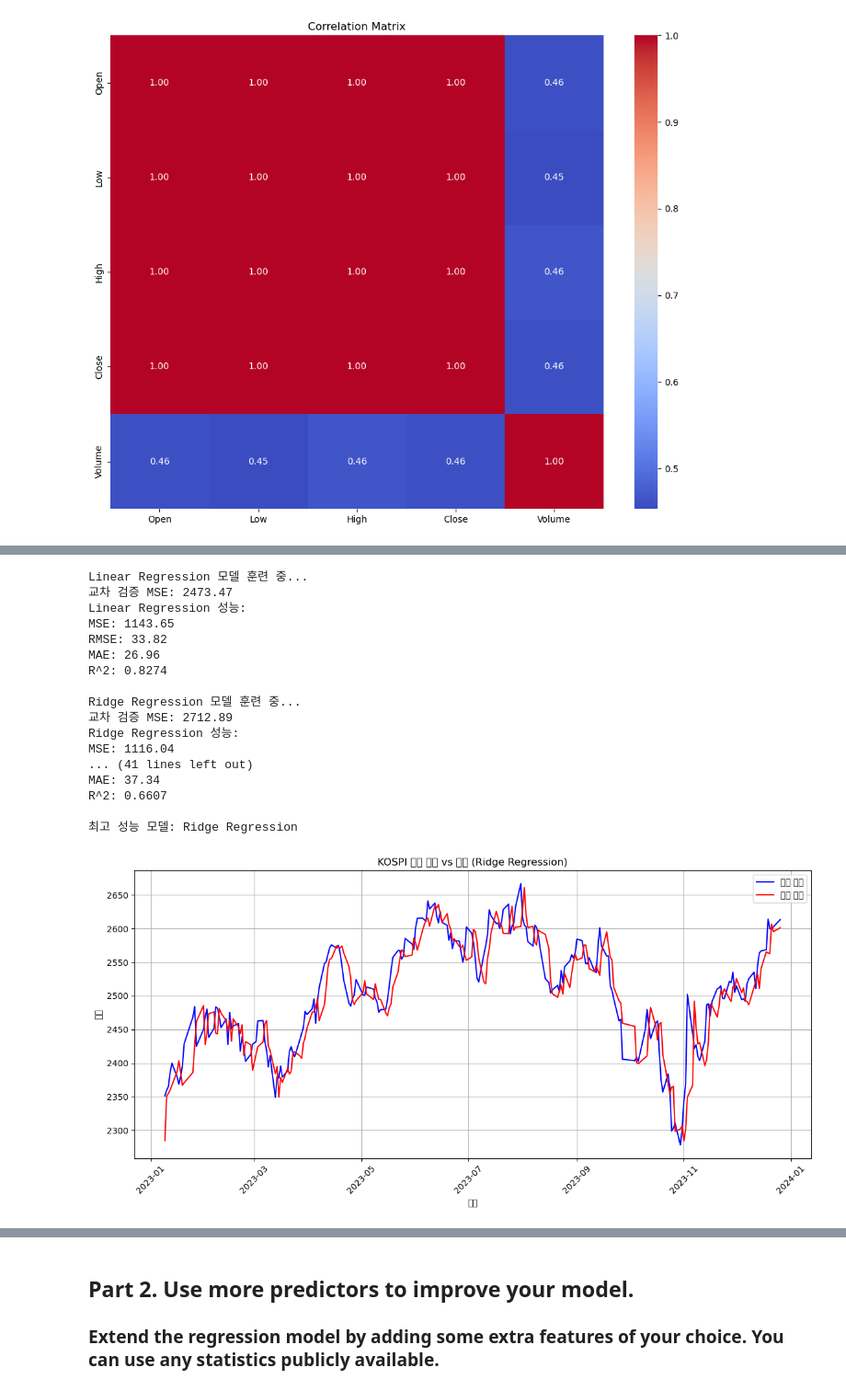
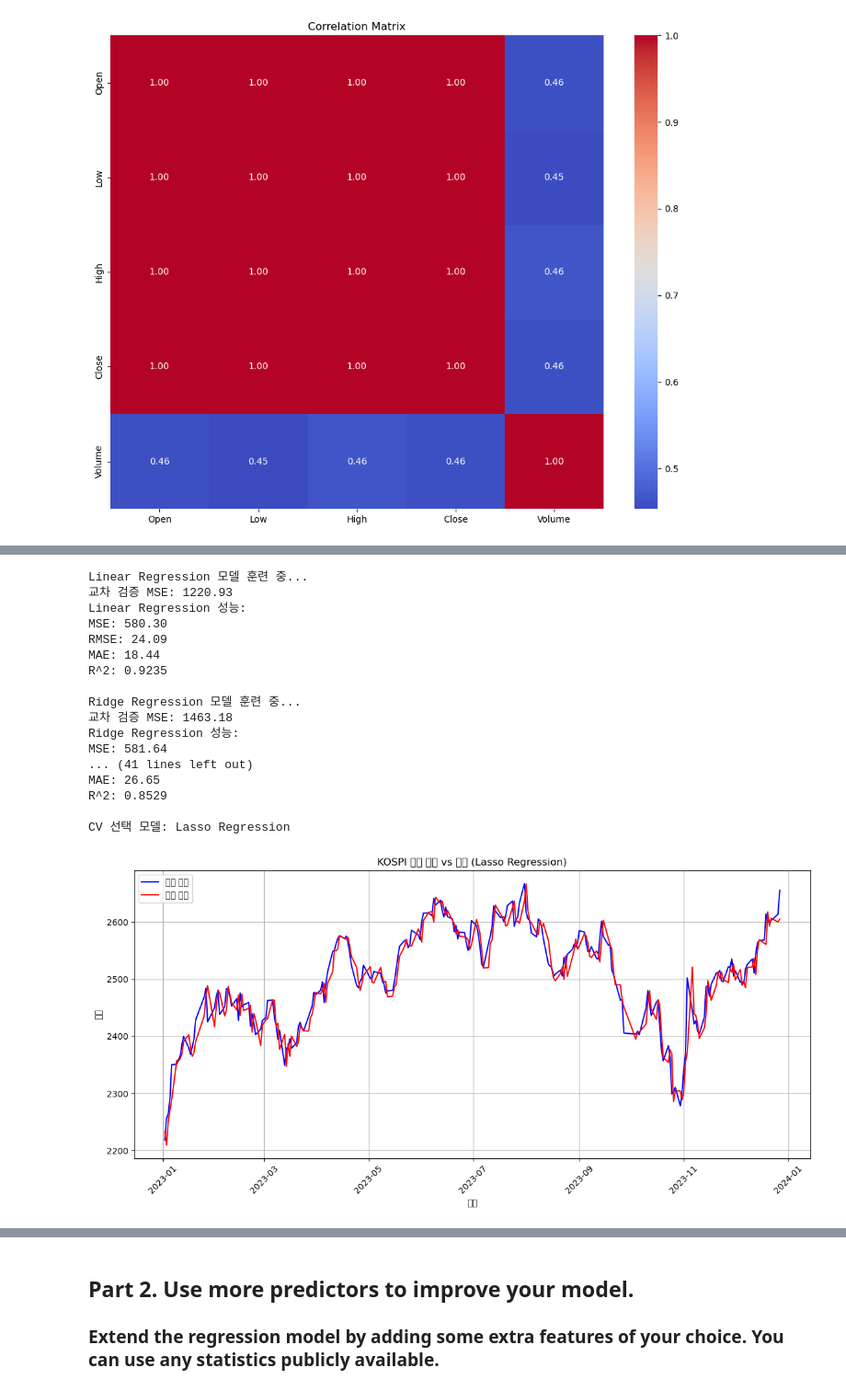
Before and after one commit to 0se0/hw1, a Jupyter notebook: machine_learning_hw1.ipynb, the cells around one changed output, grey strips where cells are left out. Shown at 92% size. Drawn from its saved outputs; the diff is of its cells as text; code cells hidden in the pictures.

```diff
--- a/machine_learning_hw1.ipynb
+++ b/machine_learning_hw1.ipynb
@@ -154,26 +166,8 @@ def create_features_part1(df):
 # %%
-# 데이터 준비
+# Part 1: 당일(lag 0)과 이전 날짜(1, 2, 3, 5일)의 OHLCV만 사용
 def prepare_part1_features(train_df, test_df):
-    # Part 1 특성 생성
-    train_features = create_features_part1(train_df.copy())
-    test_features = create_features_part1(test_df.copy())
-
-    # 특성과 타겟 나누기
-    # Part 1에서는 이전 날짜의 OHLCV만 사용
-    part1_features = [
-        'Open_lag_1', 'High_lag_1', 'Low_lag_1', 'Close_lag_1', 'Volume_lag_1',
-        'Open_lag_2', 'High_lag_2', 'Low_lag_2', 'Close_lag_2', 'Volume_lag_2',
-        'Open_lag_3', 'High_lag_3', 'Low_lag_3', 'Close_lag_3', 'Volume_lag_3',
-        'Open_lag_5', 'High_lag_5', 'Low_lag_5', 'Close_lag_5', 'Volume_lag_5'
-    ]
-
-    X_train = train_features[part1_features]
-    y_train = train_features['Target']
-
-    X_test = test_features[part1_features]
-    y_test = test_features['Target']
-
-    return X_train, y_train, X_test, y_test, train_features, test_features
+    full = add_lag_features(build_full_frame(train_df, test_df))
+    return split_features(full, PART1_FEATURES, test_df['Date'].min())
 # %%
 # 스케일링 함수 (Part 1~3 공통)
 def scale_features(X_train, X_test):
@@ -217,33 +211,29 @@ def get_base_models():
 
 
 # 모델 훈련 및 예측 함수 (Part 1~2 공통)
+# 최종 모델은 TimeSeriesSplit CV MSE 기준으로 선택하고, 테스트셋은 보고용으로만 사용한다.
 def train_and_evaluate_models(X_train, y_train, X_test, y_test):
     models = get_base_models()
 
     results = {}
     best_model = None
-    best_score = float('inf')
+    best_cv = float('inf')
 
     for name, model in models.items():
         print(f"\n{name} 모델 훈련 중...")
 
-        # 시계열 교차 검증
         cv_score = time_series_cv(model, X_train, y_train)
         print(f"교차 검증 MSE: {cv_score:.2f}")
 
-        # 전체 훈련 데이터로 모델 훈련
         model.fit(X_train, y_train)
-
-        # 테스트 데이터로 예측
         y_pred = model.predict(X_test)
 
-        # 모델 평가
         eval_results = evaluate_model(y_test, y_pred, name)
+        eval_results['cv_mse'] = cv_score
         results[name] = eval_results
 
-        # 최고 성능 모델 저장
-        if eval_results['mse'] < best_score:
-            best_score = eval_results['mse']
+        if cv_score < best_cv:
+            best_cv = cv_score
             best_model = (name, model)
 
     return results, best_model
@@ -266,49 +256,48 @@ X_train_scaled, X_test_scaled, scaler = scale_features(X_train, X_test)
 # 모델 훈련 및 평가
 results_part1, (best_model_name, best_model) = train_and_evaluate_models(X_train_scaled, y_train, X_test_scaled, y_test)
 
-# 최고 성능 모델 시각화
-print(f"\n최고 성능 모델: {best_model_name}")
+# CV 선택 모델 시각화
+print(f"\nCV 선택 모델: {best_model_name}")
 # %% [output]
 Linear Regression 모델 훈련 중...
-교차 검증 MSE: 2473.47
+교차 검증 MSE: 1220.93
 Linear Regression 성능:
-MSE: 1143.65
-RMSE: 33.82
-MAE: 26.96
-R^2: 0.8274
+MSE: 580.30
+RMSE: 24.09
+MAE: 18.44
+R^2: 0.9235
 
 Ridge Regression 모델 훈련 중...
-교차 검증 MSE: 2712.89
+교차 검증 MSE: 1463.18
 Ridge Regression 성능:
-MSE: 1116.04
+MSE: 581.64
 ... (41 lines left out)
-MAE: 37.34
-R^2: 0.6607
+MAE: 26.65
+R^2: 0.8529
 
-최고 성능 모델: Ridge Regression
+CV 선택 모델: Lasso Regression
 # %%
 # 예측 결과 시각화
 y_pred = best_model.predict(X_test_scaled)
 
-# 마지막 행 제거로 길이 맞추기
-dates = test_features['Date'].iloc[:-1]
-y_test_aligned = y_test.values[:-1]
-y_pred_aligned = y_pred[:-1]
+dates = test_features['Date']
+y_test_aligned = y_test.values
+y_pred_aligned = y_pred
 
 plt.figure(figsize=(12, 6))
 plt.plot(dates, y_test_aligned, label='실제 종가', color='blue')
 plt.plot(dates, y_pred_aligned, label='예측 종가', color='red')
 plt.title(f'KOSPI 종가 예측 vs 실제 ({best_model_name})')
 plt.xlabel('날짜')
 plt.ylabel('종가')
 plt.legend()
 plt.grid(True)
 plt.xticks(rotation=45)
 plt.tight_layout()
 plt.savefig('figures/part1_model_prediction.png')
 plt.show()
 # %% [output]
-[figure, old version]
+[figure, new version]
 # %%
 # 예측 오차 시각화
 errors = y_test_aligned - y_pred_aligned
```
Also changed, not shown: parts of 22 cells of this notebook, 17 other files.
